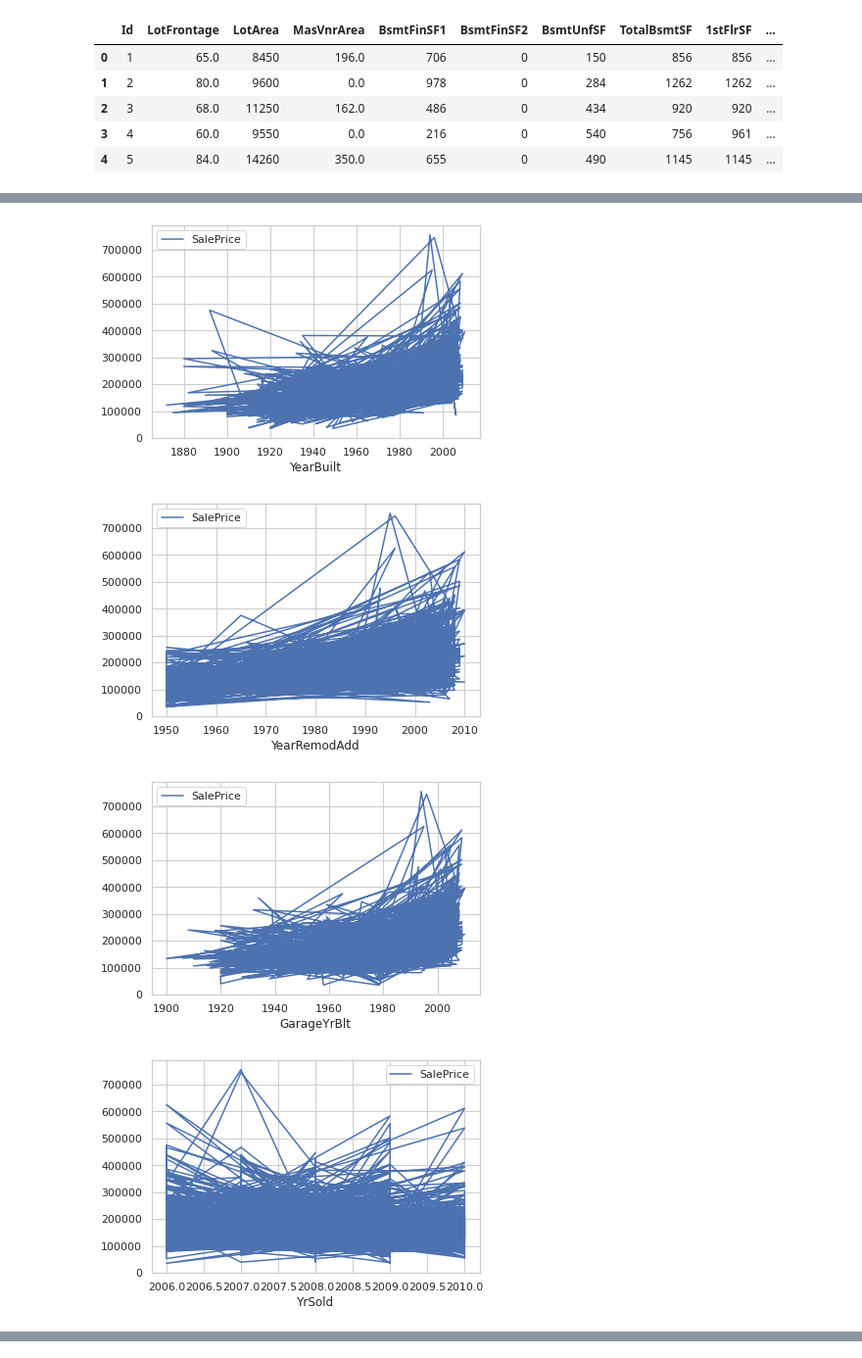
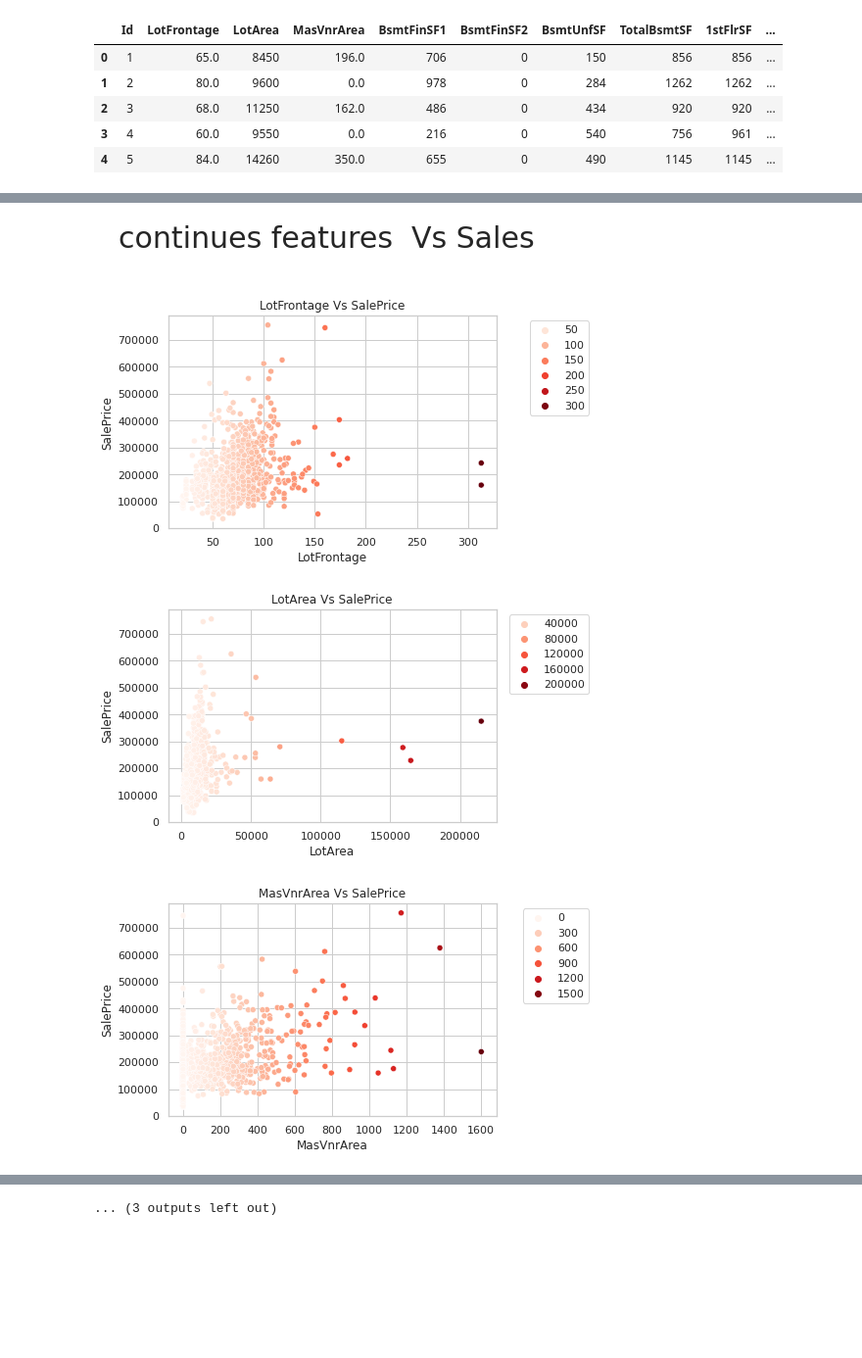
Before and after one commit to Muhliscm/-66daysofdata, a Jupyter notebook: Python/30052021 Housing data Kaggle/House_price_prediction_kaggle.ipynb, the cells around one changed output, grey strips where cells are left out. Shown at 98% size. Drawn from its saved outputs; the diff is of its cells as text; code cells hidden in the pictures; blank space fills up the shorter version.

```diff
--- a/Python/30052021 Housing data Kaggle/House_price_prediction_kaggle.ipynb
+++ b/Python/30052021 Housing data Kaggle/House_price_prediction_kaggle.ipynb
@@ -637,10 +677,0 @@ for feature in cat_variables:
-# %%
-
-#
-for feature in year_variables:
-  data.plot(x = feature, y = "SalePrice")
-# %% [output]
-[figure, removed]
-[figure, removed]
-[figure, removed]
-[figure, removed]
@@ -650,0 +678,21 @@ train_df["SaleCondition"].unique()
+# %%
+# Creating charts for continues features
+plt.suptitle("continues features  Vs Sales",y = 1.2, fontsize = 30)
+
+#removing id and saleprice from cont_variables
+Excepted_values = "Id", "SalePrice"
+cont_variables_new = [i for i in cont_variables if i not in Excepted_values]
+
+#
+data = train_df.copy()
+for feature in cont_variables_new:
+  sns.scatterplot(data = data , x = feature, y = "SalePrice", hue = feature, palette= "Reds" )
+  plt.title(feature + " Vs SalePrice")
+  plt.legend(bbox_to_anchor = (1.3, 1))
+  #plt.xticks(rotation = 70)
+  print("")
+  plt.show()
+# %% [output]
+[figure, added]
+[figure, added]
+[figure, added]
@@ -650,0 +708 @@ train_df["SaleCondition"].unique()
+... (3 outputs left out)
```
Also changed, not shown: parts of 17 cells of this notebook, 9 other files.
